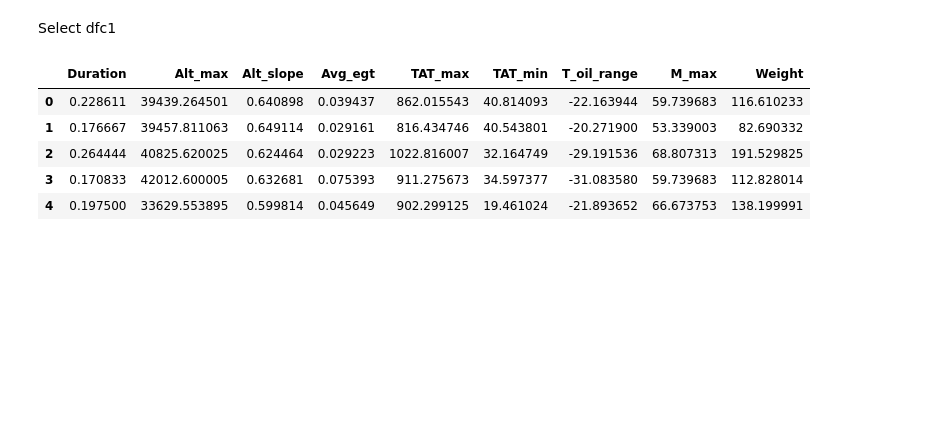
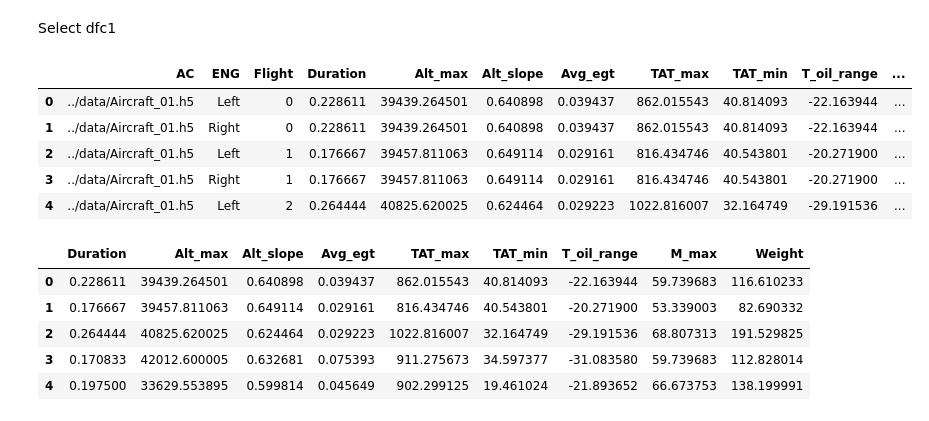
Before and after one commit to jee51/M2DProjet2324, a Jupyter notebook: notebooks/Dung - Project Aircraft .ipynb, the cells around one changed output. Cells and saved outputs as stored; diff of their text form; code cells hidden in the pictures; blank space fills up the shorter version.

```diff
--- a/notebooks/Dung - Project Aircraft .ipynb
+++ b/notebooks/Dung - Project Aircraft .ipynb
@@ -81,6 +125,15 @@ Record is incomplete
 519
 # %% [markdown]
 Select dfc1
+# %%
+dft.head()
+# %% [output]
+|  | AC | ENG | Flight | Duration | Alt_max | Alt_slope | Avg_egt | TAT_max | TAT_min | T_oil_range | ... |
+| 0 | ../data/Aircraft_01.h5 | Left | 0 | 0.228611 | 39439.264501 | 0.640898 | 0.039437 | 862.015543 | 40.814093 | -22.163944 | ... |
+| 1 | ../data/Aircraft_01.h5 | Right | 0 | 0.228611 | 39439.264501 | 0.640898 | 0.039437 | 862.015543 | 40.814093 | -22.163944 | ... |
+| 2 | ../data/Aircraft_01.h5 | Left | 1 | 0.176667 | 39457.811063 | 0.649114 | 0.029161 | 816.434746 | 40.543801 | -20.271900 | ... |
+| 3 | ../data/Aircraft_01.h5 | Right | 1 | 0.176667 | 39457.811063 | 0.649114 | 0.029161 | 816.434746 | 40.543801 | -20.271900 | ... |
+| 4 | ../data/Aircraft_01.h5 | Left | 2 | 0.264444 | 40825.620025 | 0.624464 | 0.029223 | 1022.816007 | 32.164749 | -29.191536 | ... |
 # %%
 df = dfc1[dfc1['ENG'] == 'Left'].drop(columns = ['Flight', 'AC', 'ENG', 'Volume'])
 df.index = np.arange(len(df))
```
Also changed, not shown: parts of 9 cells of this notebook, 4 other files.
